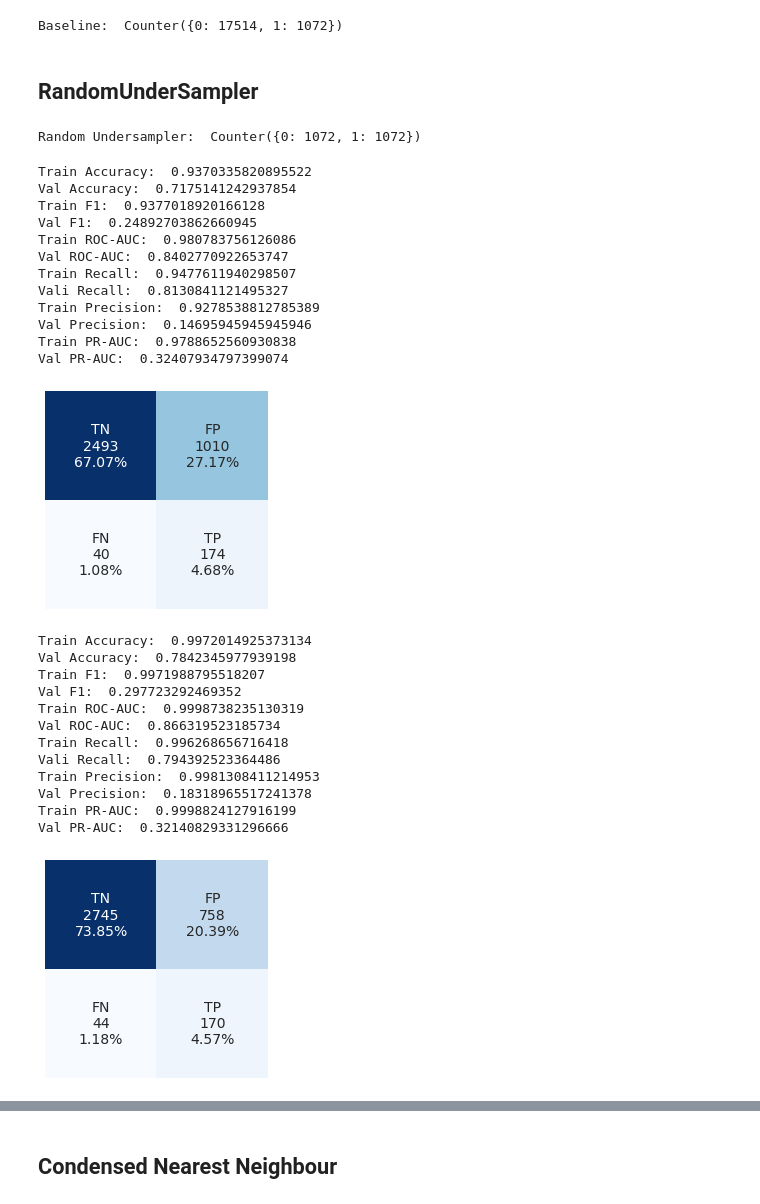
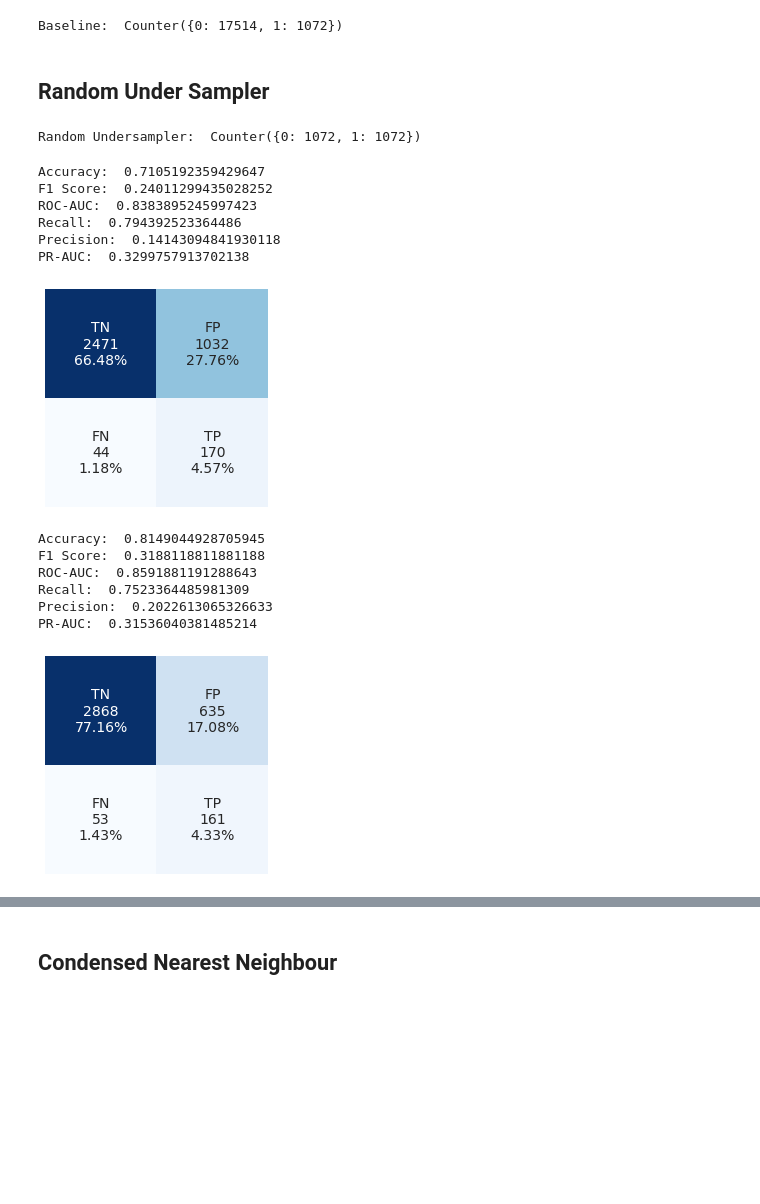
Before and after one commit to datascisteven/Automated-Hate-Tweet-Detection, a Jupyter notebook: notebooks/modeling.ipynb, the cells around one changed output, grey strips where cells are left out. Saved outputs shown, nothing was run; the diff lists cells and outputs as text; code cells hidden in the pictures; blank space fills up the shorter version.

```diff
--- a/notebooks/modeling.ipynb
+++ b/notebooks/modeling.ipynb
@@ -268,8 +233,8 @@ counter = Counter(y_tr)
 print("Baseline: ", counter)
 # %% [output]
 Baseline:  Counter({0: 17514, 1: 1072})
-# %% [markdown]
-## RandomUnderSampler
+# %% [markdown]
+## Random Under Sampler
 # %%
 rus = RandomUnderSampler()
 X_tr_rus, y_tr_rus = rus.fit_sample(tfidf_tr, y_tr)
@@ -279,41 +244,27 @@ print("Random Undersampler: ", counter_rus)
 Random Undersampler:  Counter({0: 1072, 1: 1072})
 # %%
 nb2 = MultinomialNB().fit(X_tr_rus, y_tr_rus)
-y_pr_nb2_tr = nb2.predict(X_tr_rus)
 y_pr_nb2_val = nb2.predict(tfidf_val)
-get_metrics(X_tr_rus, y_tr_rus, tfidf_val, y_val, y_pr_nb2_tr, y_pr_nb2_val, nb2)
+get_metrics_confusion(tfidf_val, y_val, y_pr_nb2_val, nb2)
 # %% [output]
-Train Accuracy:  0.9370335820895522
-Val Accuracy:  0.7175141242937854
-Train F1:  0.9377018920166128
-Val F1:  0.24892703862660945
-Train ROC-AUC:  0.980783756126086
-Val ROC-AUC:  0.8402770922653747
-Train Recall:  0.9477611940298507
-Vali Recall:  0.8130841121495327
-Train Precision:  0.9278538812785389
-Val Precision:  0.14695945945945946
-Train PR-AUC:  0.9788652560930838
-Val PR-AUC:  0.32407934797399074
+Accuracy:  0.7105192359429647
+F1 Score:  0.24011299435028252
+ROC-AUC:  0.8383895245997423
+Recall:  0.794392523364486
+Precision:  0.14143094841930118
+PR-AUC:  0.3299757913702138
-[figure, old version]
+[figure, new version]
 # %%
 rf2 = RandomForestClassifier(n_estimators=100).fit(X_tr_rus, y_tr_rus)
-y_pr_rf2_tr = rf2.predict(X_tr_rus)
 y_pr_rf2_val = rf2.predict(tfidf_val)
-get_metrics(X_tr_rus, y_tr_rus, tfidf_val, y_val, y_pr_rf2_tr, y_pr_rf2_val, rf2)
+get_metrics_confusion(tfidf_val, y_val, y_pr_rf2_val, rf2)
 # %% [output]
-Train Accuracy:  0.9972014925373134
-Val Accuracy:  0.7842345977939198
-Train F1:  0.9971988795518207
-Val F1:  0.297723292469352
-Train ROC-AUC:  0.9998738235130319
-Val ROC-AUC:  0.866319523185734
-Train Recall:  0.996268656716418
-Vali Recall:  0.794392523364486
-Train Precision:  0.9981308411214953
-Val Precision:  0.18318965517241378
-Train PR-AUC:  0.9998824127916199
-Val PR-AUC:  0.32140829331296666
+Accuracy:  0.8149044928705945
+F1 Score:  0.3188118811881188
+ROC-AUC:  0.8591881191288643
+Recall:  0.7523364485981309
+Precision:  0.2022613065326633
+PR-AUC:  0.31536040381485214
-[figure, old version]
+[figure, new version]
 # %%
 log2 = LogisticRegression().fit(X_tr_rus, y_tr_rus)
```
Also changed, not shown: parts of 35 cells of this notebook, 12 other files.
